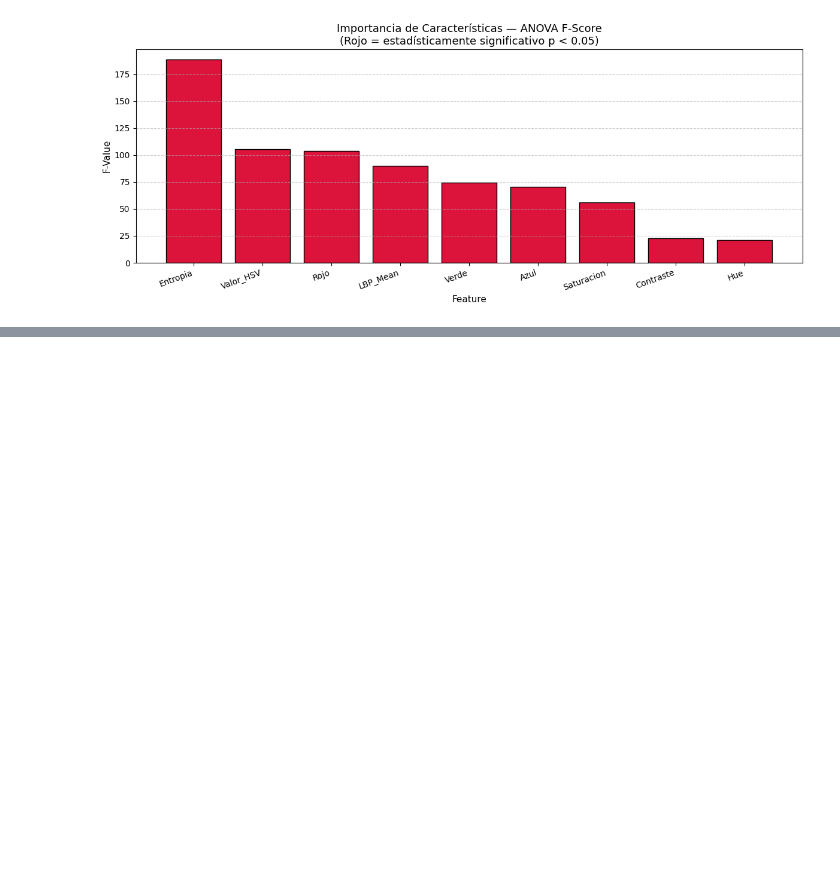
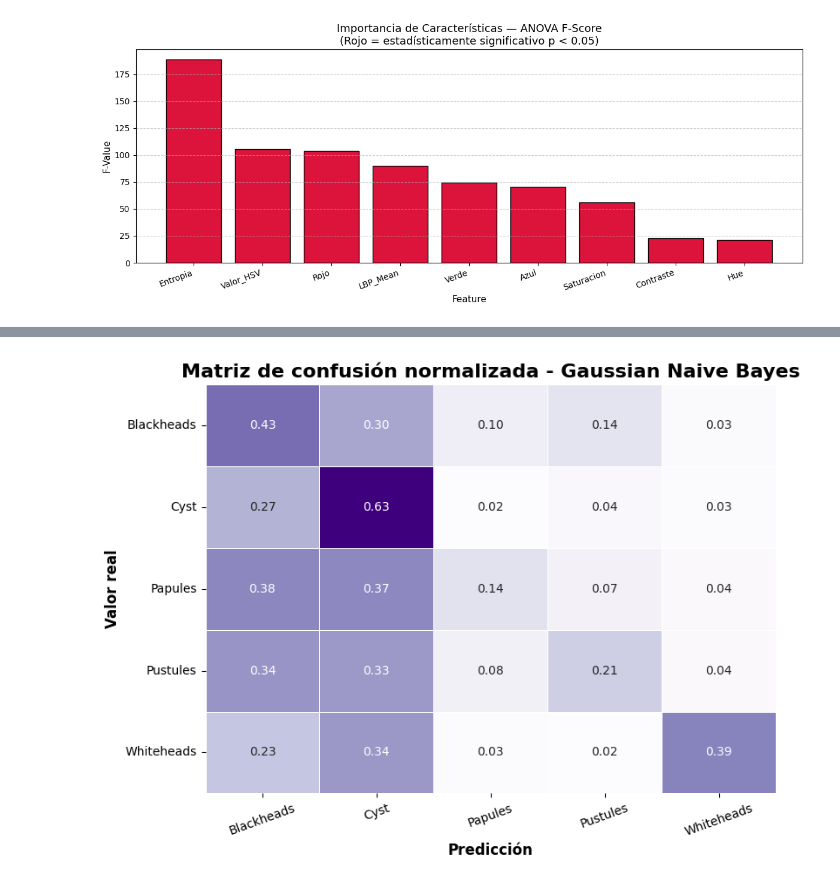
Before and after one commit to hecfrantuis/Proyecto-IA-1, a Jupyter notebook: Proyecto_AcneI_A1_Modelos_Supervisados.ipynb, the cells around one changed output, grey strips where cells are left out. Saved outputs shown, nothing was run; the diff lists cells and outputs as text; code cells hidden in the pictures; blank space fills up the shorter version.

```diff
--- a/Proyecto_AcneI_A1_Modelos_Supervisados.ipynb
+++ b/Proyecto_AcneI_A1_Modelos_Supervisados.ipynb
@@ -165,0 +350,15 @@ Saturacion  55.898714  2.109416e-45
+# %%
+cm_norm = confusion_matrix(y_true_total, y_pred_total, normalize="true")
+cm_norm_df = pd.DataFrame(cm_norm, index=le.classes_, columns=le.classes_)
+
+plt.figure(figsize=(8, 6))
+sns.heatmap(cm_norm_df, annot=True, fmt=".2f", cmap="Purples", cbar=False, linewidths=0.5)
+plt.title("Matriz de confusión normalizada - Gaussian Naive Bayes", fontsize=16, fontweight="bold")
+plt.xlabel("Predicción", fontsize=12, fontweight="bold")
+plt.ylabel("Valor real", fontsize=12, fontweight="bold")
+plt.xticks(rotation=20)
+plt.yticks(rotation=0)
+plt.tight_layout()
+plt.show()
+# %% [output]
+[figure, added]
```
Also changed, not shown: parts of 42 cells of this notebook.
